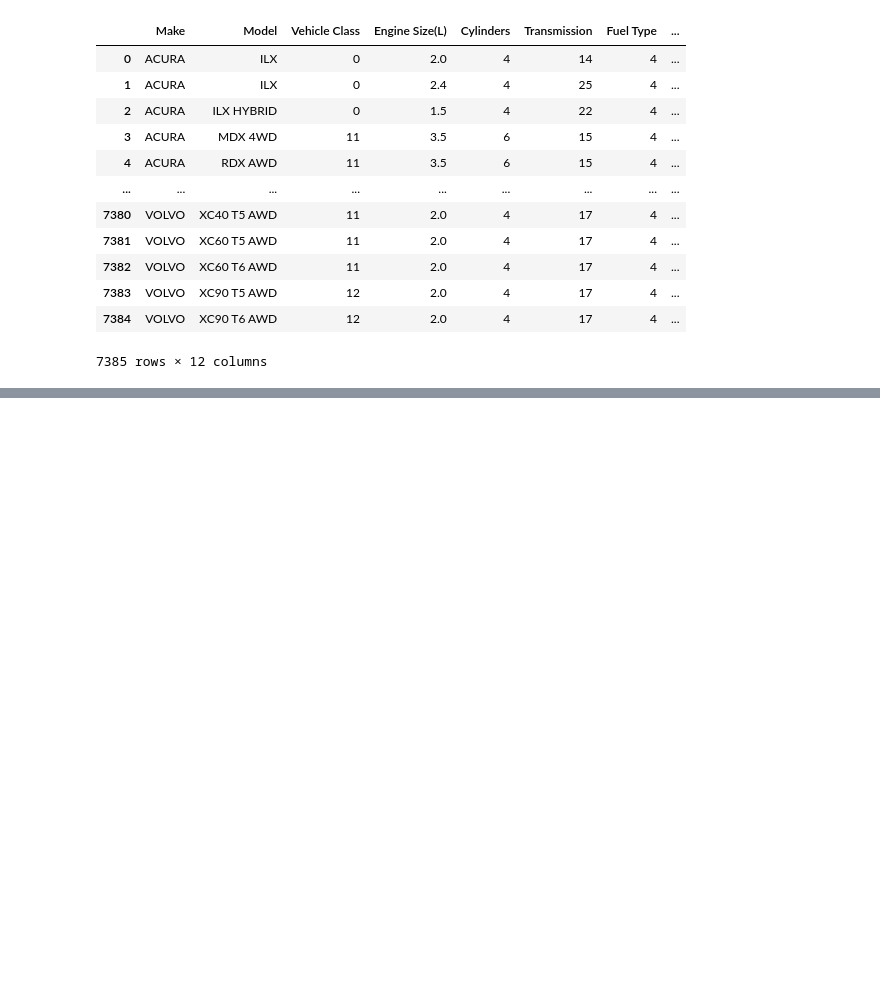
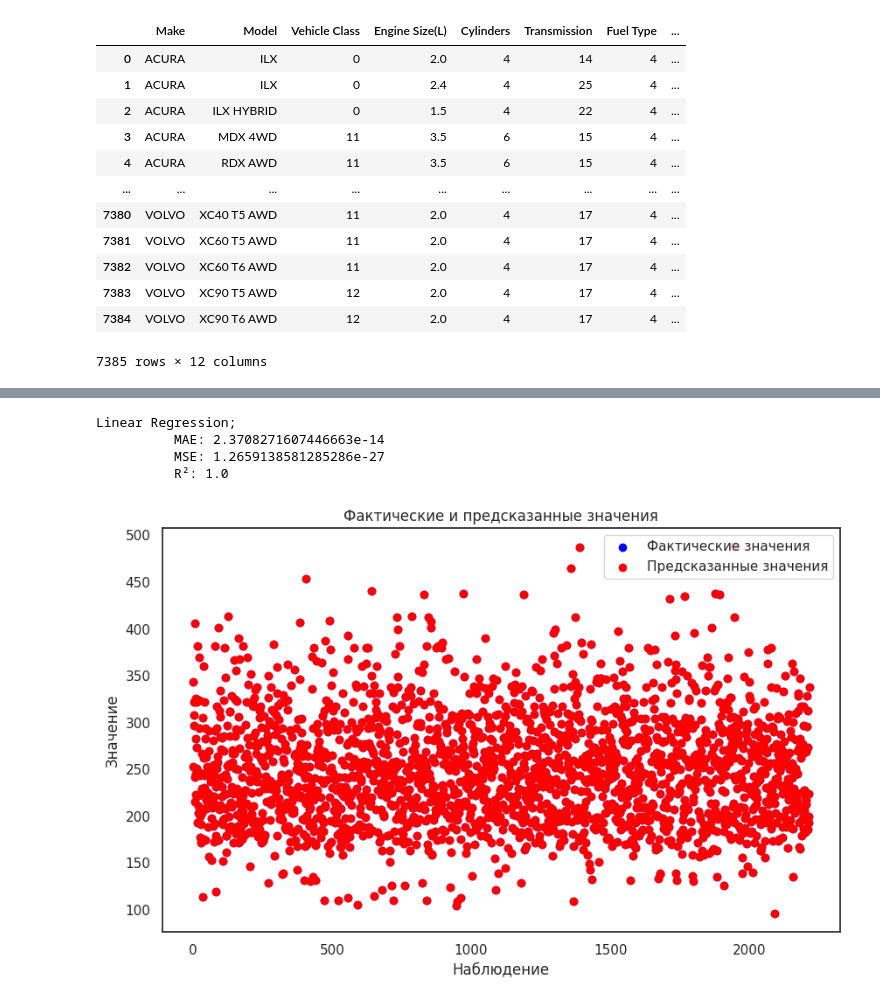
Before and after one commit to WanyaKruk/DZ-5, a Jupyter notebook: DZ_5.ipynb, the cells around one changed output, grey strips where cells are left out. Cells and saved outputs as stored; diff of their text form; code cells hidden in the pictures; blank space fills up the shorter version.

```diff
--- a/DZ_5.ipynb
+++ b/DZ_5.ipynb
@@ -250,0 +204,36 @@ Extreme Gradient Boosting R^2: 0.9999468326568604
+# %%
+from sklearn.linear_model import LinearRegression, BayesianRidge, Ridge
+from sklearn.ensemble import ExtraTreesRegressor
+import xgboost as xgb
+
+X = data[num_features]
+target = data['CO2 Emissions(g/km)']
+# Разделение данных на обучающую и тестовую выборки
+X_train, X_test, y_train, y_test = train_test_split(X, target, test_size=0.3, random_state=42)
+
+# Линейная регрессия
+model_lr = LinearRegression()
+model_lr.fit(X_train, y_train)
+y_pred_lr = model_lr.predict(X_test)
+mae = mean_absolute_error(y_test, y_pred_lr)
+mse = mean_squared_error(y_test, y_pred_lr)
+r2 = r2_score(y_test, y_pred_lr)
+print('Linear Regression;')
+print(f'          MAE: {mae}')
+print(f'          MSE: {mse}')
+print(f'          R²: {r2}')
+
+plt.figure(figsize=(10, 6))
+plt.scatter(range(len(y_test)), y_test, color='blue', label='Фактические значения')
+plt.scatter(range(len(y_test)), y_pred_lr, color='red', label='Предсказанные значения')
+plt.xlabel('Наблюдение')
+plt.ylabel('Значение')
+plt.title('Фактические и предсказанные значения')
+plt.legend()
+plt.show()
+# %% [output]
+Linear Regression;
+          MAE: 2.3708271607446663e-14
+          MSE: 1.2659138581285286e-27
+          R²: 1.0
+[figure, added]
```
Also changed, not shown: parts of 8 cells of this notebook.
